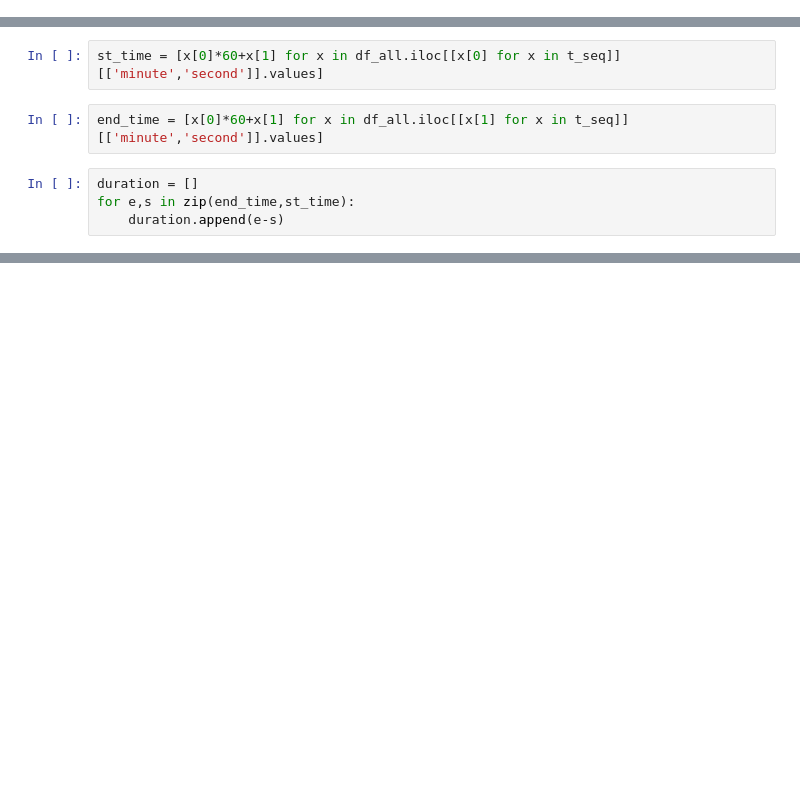
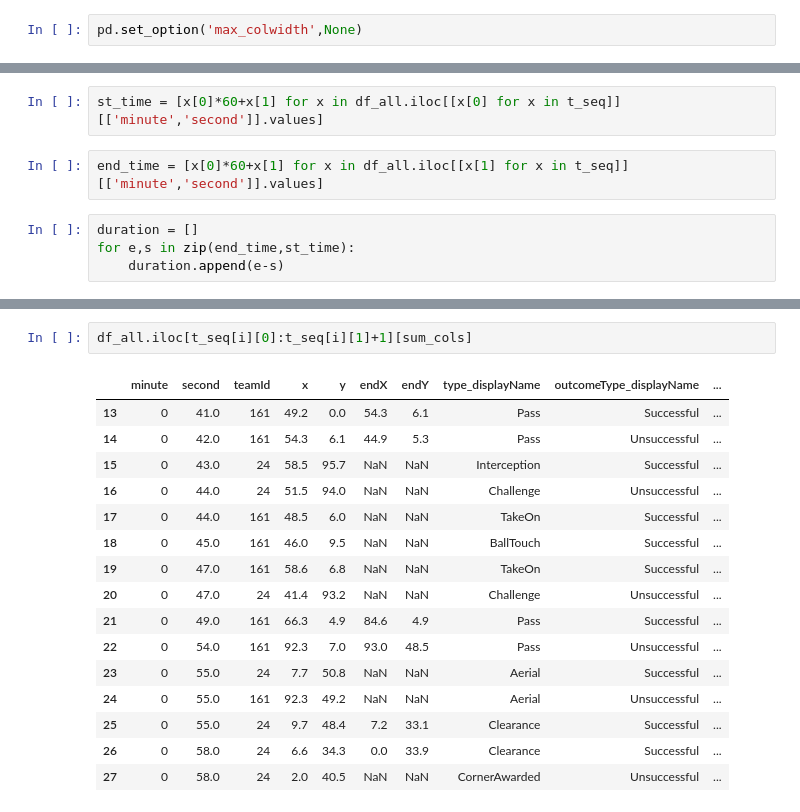
Before and after one commit to Rit-ctrl/UCSAS_2021_Poster, a Jupyter notebook: 02_calc-eff.ipynb, the cells around one changed output, grey strips where cells are left out. Drawn from its saved outputs; the diff is of its cells as text; blank space fills up the shorter version.

```diff
--- a/02_calc-eff.ipynb
+++ b/02_calc-eff.ipynb
@@ -3,0 +5,2 @@ from helper import calculate_len_and_time
+# %%
+pd.set_option('max_colwidth',None)
@@ -44,0 +64,19 @@ ax.hist(duration)
+# %%
+df_all.iloc[t_seq[i][0]:t_seq[i][1]+1][sum_cols]
+# %% [output]
+|  | minute | second | teamId | x | y | endX | endY | type_displayName | outcomeType_displayName | ... |
+| 13 | 0 | 41.0 | 161 | 49.2 | 0.0 | 54.3 | 6.1 | Pass | Successful | ... |
+| 14 | 0 | 42.0 | 161 | 54.3 | 6.1 | 44.9 | 5.3 | Pass | Unsuccessful | ... |
+| 15 | 0 | 43.0 | 24 | 58.5 | 95.7 | NaN | NaN | Interception | Successful | ... |
+| 16 | 0 | 44.0 | 24 | 51.5 | 94.0 | NaN | NaN | Challenge | Unsuccessful | ... |
+| 17 | 0 | 44.0 | 161 | 48.5 | 6.0 | NaN | NaN | TakeOn | Successful | ... |
+| 18 | 0 | 45.0 | 161 | 46.0 | 9.5 | NaN | NaN | BallTouch | Successful | ... |
+| 19 | 0 | 47.0 | 161 | 58.6 | 6.8 | NaN | NaN | TakeOn | Successful | ... |
+| 20 | 0 | 47.0 | 24 | 41.4 | 93.2 | NaN | NaN | Challenge | Unsuccessful | ... |
+| 21 | 0 | 49.0 | 161 | 66.3 | 4.9 | 84.6 | 4.9 | Pass | Successful | ... |
+| 22 | 0 | 54.0 | 161 | 92.3 | 7.0 | 93.0 | 48.5 | Pass | Unsuccessful | ... |
+| 23 | 0 | 55.0 | 24 | 7.7 | 50.8 | NaN | NaN | Aerial | Successful | ... |
+| 24 | 0 | 55.0 | 161 | 92.3 | 49.2 | NaN | NaN | Aerial | Unsuccessful | ... |
+| 25 | 0 | 55.0 | 24 | 9.7 | 48.4 | 7.2 | 33.1 | Clearance | Successful | ... |
+| 26 | 0 | 58.0 | 24 | 6.6 | 34.3 | 0.0 | 33.9 | Clearance | Successful | ... |
+| 27 | 0 | 58.0 | 24 | 2.0 | 40.5 | NaN | NaN | CornerAwarded | Unsuccessful | ... |
```
Also changed, not shown: parts of 9 cells of this notebook, 2 other files.
